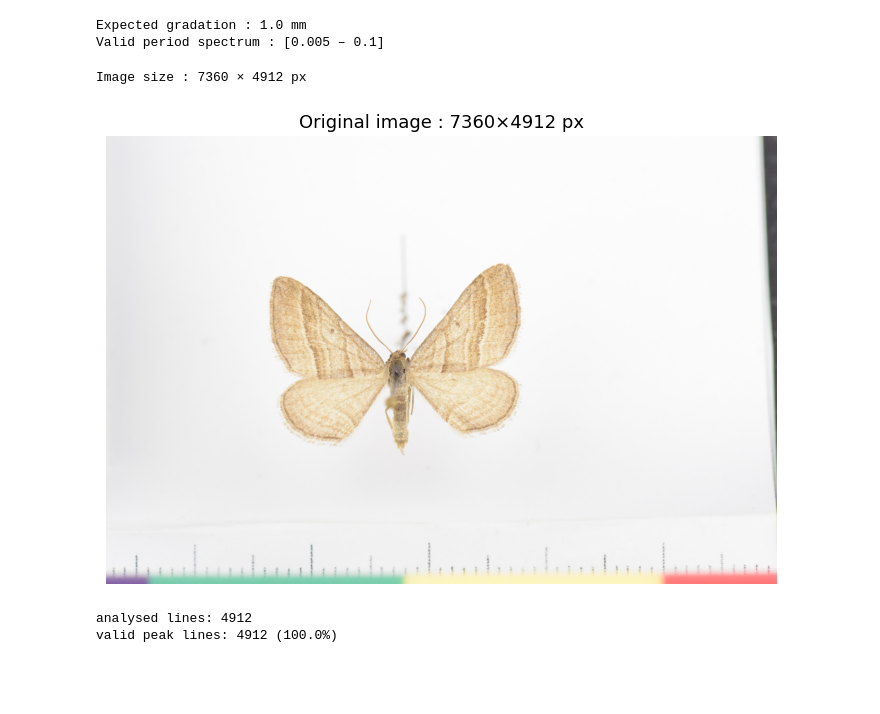
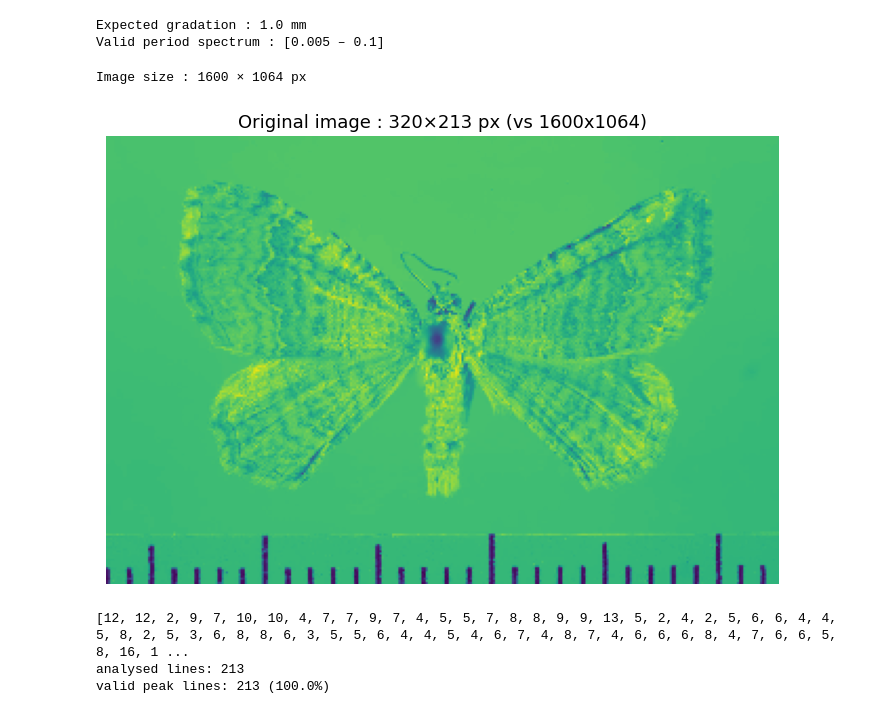
Before and after one commit to TomBellivier/CV-for-GRIT, a Jupyter notebook: models/ruler_detection/ruler_fourier_analysis.ipynb, the cells around one changed output. Saved outputs shown, nothing was run; the diff lists cells and outputs as text; code cells hidden in the pictures; blank space fills up the shorter version.

```diff
--- a/models/ruler_detection/ruler_fourier_analysis.ipynb
+++ b/models/ruler_detection/ruler_fourier_analysis.ipynb
@@ -10,7 +10,7 @@ warnings.filterwarnings('ignore')
 # %%
 
 #IMAGE_PATH = "../databases/luomus_pictures_1/8/F.8368.jpg"
-IMAGE_PATH =  "C:\\Users\\tombe\\Documents\\_MLE\\CV-for-GRIT\\models\\ruler_detection\\Lepidoptera.jpg"
+IMAGE_PATH =  "C:\\Users\\tombe\\Documents\\_MLE\\CV-for-GRIT\\models\\ruler_detection\\lepi_2.jpg"
 
 GRADUATION_MM = 1.0
 
@@ -18,6 +18,8 @@ MIN_FREQ_RATIO = 0.005
 MAX_FREQ_RATIO = 0.1
 PEAK_PROMINENCE = 0.1
 
+RATIO = 5
+
 N_LINES = None
 
 print(f"Expected gradation : {GRADUATION_MM} mm")
@@ -28,31 +30,39 @@ Valid period spectrum : [0.005 – 0.1]
 # %%
 def load_image(path: str) -> tuple[np.ndarray, np.ndarray]:
     img = Image.open(path).convert("RGB")
     img_color = np.array(img)
 
     img_gray = np.dot(img_color[..., :3], [0.299, 0.587, 0.114]).astype(np.float32) / 255.0
 
     print(f"Image size : {img_gray.shape[1]} × {img_gray.shape[0]} px")
     return img_gray, img_color
 
 
 base_img_gray, base_img_color = load_image(IMAGE_PATH)
 
 ruler_ratio = 0
 
 img_gray = base_img_gray[int(ruler_ratio*base_img_gray.shape[0]):, :]
 img_color = base_img_color[int(ruler_ratio*base_img_color.shape[0]):, :, :]
 H, W = img_gray.shape
 
+Ho, Wo = (500, 500)
+
+reduced_img_gray = img_gray[::RATIO, ::RATIO]
+Hm, Wm = reduced_img_gray.shape
+
 fig, ax = plt.subplots(figsize=(12, 5))
-ax.imshow(base_img_color)
-ax.set_title(f"Original image : {W}×{H} px", fontsize=13)
+ax.imshow(reduced_img_gray)
+ax.set_title(f"Original image : {Wm}×{Hm} px (vs {W}x{H})", fontsize=13)
 ax.axis('off')
 plt.tight_layout()
 plt.show()
+
+
+H, W = reduced_img_gray.shape
 # %% [output]
-Image size : 7360 × 4912 px
+Image size : 1600 × 1064 px
-[figure, old version]
+[figure, new version]
 # %%
 def fft_dominant_frequency(row: np.ndarray,
                             min_period_ratio: float,
@@ -107,23 +117,49 @@ def fft_dominant_frequency(row: np.ndarray,
 
     return period_px, phase_rad, max(mag_masked[peaks])
 
+def cycles_observes(row, period_px, seuil_env=0.3):
+    N = len(row)
+    f0 = 1.0 / period_px
+    row_c = row - row.mean()                 # PAS de fenêtre ici (on garde les bords)
+
+    # bande passante autour de f0
+    fft   = np.fft.rfft(row_c)
+    freqs = np.fft.rfftfreq(N)
+    bw    = 0.5 * f0                          # ±50 % autour de f0
+    fft[(freqs < f0 - bw) | (freqs > f0 + bw)] = 0
+    filtre = np.fft.irfft(fft, n=N)
+
+    # enveloppe d'amplitude de la composante
+    env = np.abs(hilbert(filtre))
+    seuil = seuil_env * env.max()
+
+    # crêtes de l'oscillation, uniquement là où elle est réellement présente
+    peaks, _ = find_peaks(filtre, distance=max(1, period_px * 0.5))
+    peaks = peaks[env[peaks] >= seuil]
+    return len(peaks)
 
 row_indices = np.arange(H)
 if N_LINES is not None and N_LINES < H:
     row_indices = np.linspace(0, H - 1, N_LINES, dtype=int)
 
 results = []
+n_cycles = []
 
 for i in row_indices:
-    row = img_gray[i, :]
+    # row = img_gray[i, :]
+    row = reduced_img_gray[i, :]
     period, phase, magnitude = fft_dominant_frequency(
         row, MIN_FREQ_RATIO, MAX_FREQ_RATIO, PEAK_PROMINENCE
     )
     if period is not None:
         results.append((i, period, phase, magnitude))
+        n_cycles.append(cycles_observes(row, period))
+
+print(n_cycles)
 
 print(f"analysed lines: {len(row_indices)}")
 print(f"valid peak lines: {len(results)} ({100*len(results)/len(row_indices):.1f}%)")
 # %% [output]
-analysed lines: 4912
-valid peak lines: 4912 (100.0%)
+[12, 12, 2, 9, 7, 10, 10, 4, 7, 7, 9, 7, 4, 5, 5, 7, 8, 8, 9, 9, 13, 5, 2, 4, 2, 5, 6, 6, 4, 4, 5, 8, 2, 5, 3, 6, 8, 8, 6, 3, 5, 5, 6, 4, 4, 5, 4, 6, 7, 4, 8, 7, 4, 6, 6, 6, 8, 4, 7, 6, 6, 5, 8, 16, 1 ...
+analysed lines: 213
+valid peak lines: 213 (100.0%)
```
Also changed, not shown: parts of 9 cells of this notebook, 40 other files.
